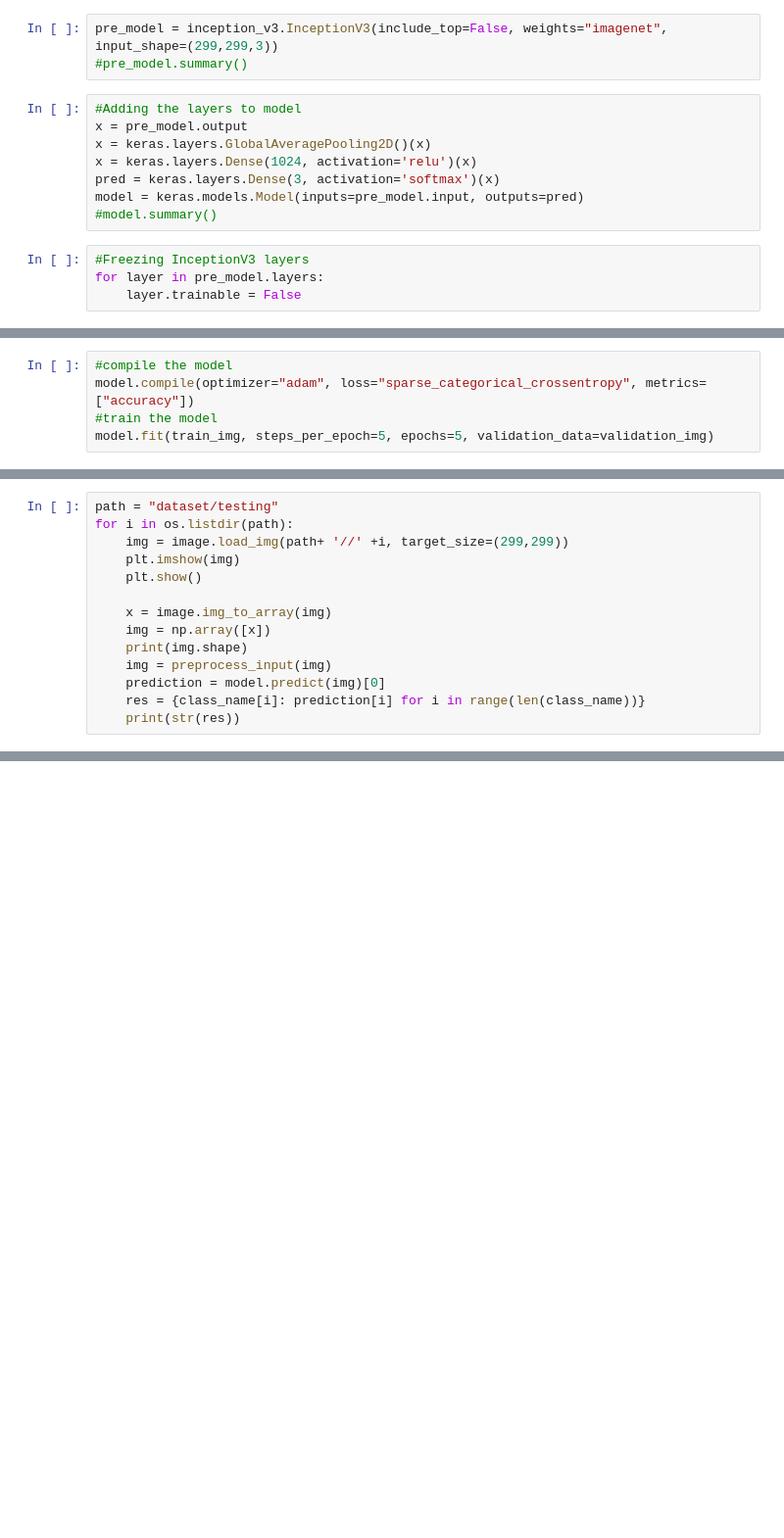
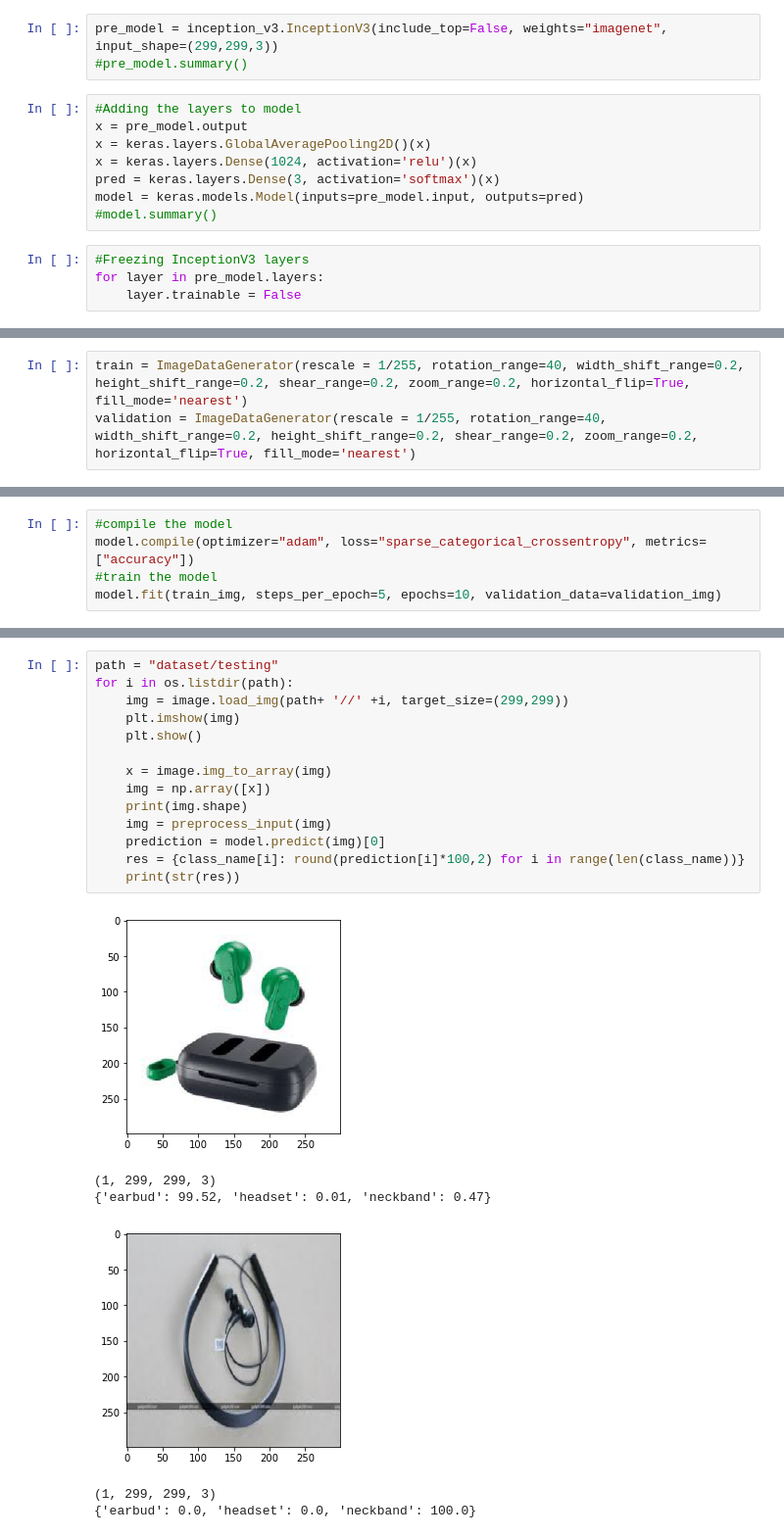
Before and after one commit to radha-intel/python-playground, a Jupyter notebook: Jupyter Notebook/Inception.ipynb, the cells around one changed output, grey strips where cells are left out. Shown at 98% size. Drawn from its saved outputs; the diff is of its cells as text; blank space fills up the shorter version.

```diff
--- a/Jupyter Notebook/Inception.ipynb
+++ b/Jupyter Notebook/Inception.ipynb
@@ -41,0 +27,3 @@ print(class_name)
+# %%
+train = ImageDataGenerator(rescale = 1/255, rotation_range=40, width_shift_range=0.2, height_shift_range=0.2, shear_range=0.2, zoom_range=0.2, horizontal_flip=True, fill_mode='nearest')
+validation = ImageDataGenerator(rescale = 1/255, rotation_range=40, width_shift_range=0.2, height_shift_range=0.2, shear_range=0.2, zoom_range=0.2, horizontal_flip=True, fill_mode='nearest')
@@ -43,5 +43,5 @@ print(class_name)
 #compile the model
 model.compile(optimizer="adam", loss="sparse_categorical_crossentropy", metrics=["accuracy"])
 #train the model
-model.fit(train_img, steps_per_epoch=5, epochs=5, validation_data=validation_img)
+model.fit(train_img, steps_per_epoch=5, epochs=10, validation_data=validation_img)
 # %% [output]
@@ -58,15 +68 @@ Epoch 5/5
 <tensorflow.python.keras.callbacks.History at 0x...>
-# %%
-path = "dataset/testing"
-for i in os.listdir(path):
-    img = image.load_img(path+ '//' +i, target_size=(299,299))
-    plt.imshow(img)
-    plt.show()
-
-    x = image.img_to_array(img)
-    img = np.array([x])
-    print(img.shape)
-    img = preprocess_input(img)
-    prediction = model.predict(img)[0]
-    res = {class_name[i]: prediction[i] for i in range(len(class_name))}
-    print(str(res))
@@ -92,0 +69,21 @@ for i in os.listdir(path):
+# %%
+path = "dataset/testing"
+for i in os.listdir(path):
+    img = image.load_img(path+ '//' +i, target_size=(299,299))
+    plt.imshow(img)
+    plt.show()
+
+    x = image.img_to_array(img)
+    img = np.array([x])
+    print(img.shape)
+    img = preprocess_input(img)
+    prediction = model.predict(img)[0]
+    res = {class_name[i]: round(prediction[i]*100,2) for i in range(len(class_name))}
+    print(str(res))
+# %% [output]
+[figure, added]
+(1, 299, 299, 3)
+{'earbud': 99.52, 'headset': 0.01, 'neckband': 0.47}
+[figure, added]
+(1, 299, 299, 3)
+{'earbud': 0.0, 'headset': 0.0, 'neckband': 100.0}
```
Also changed, not shown: parts of 8 cells of this notebook.
